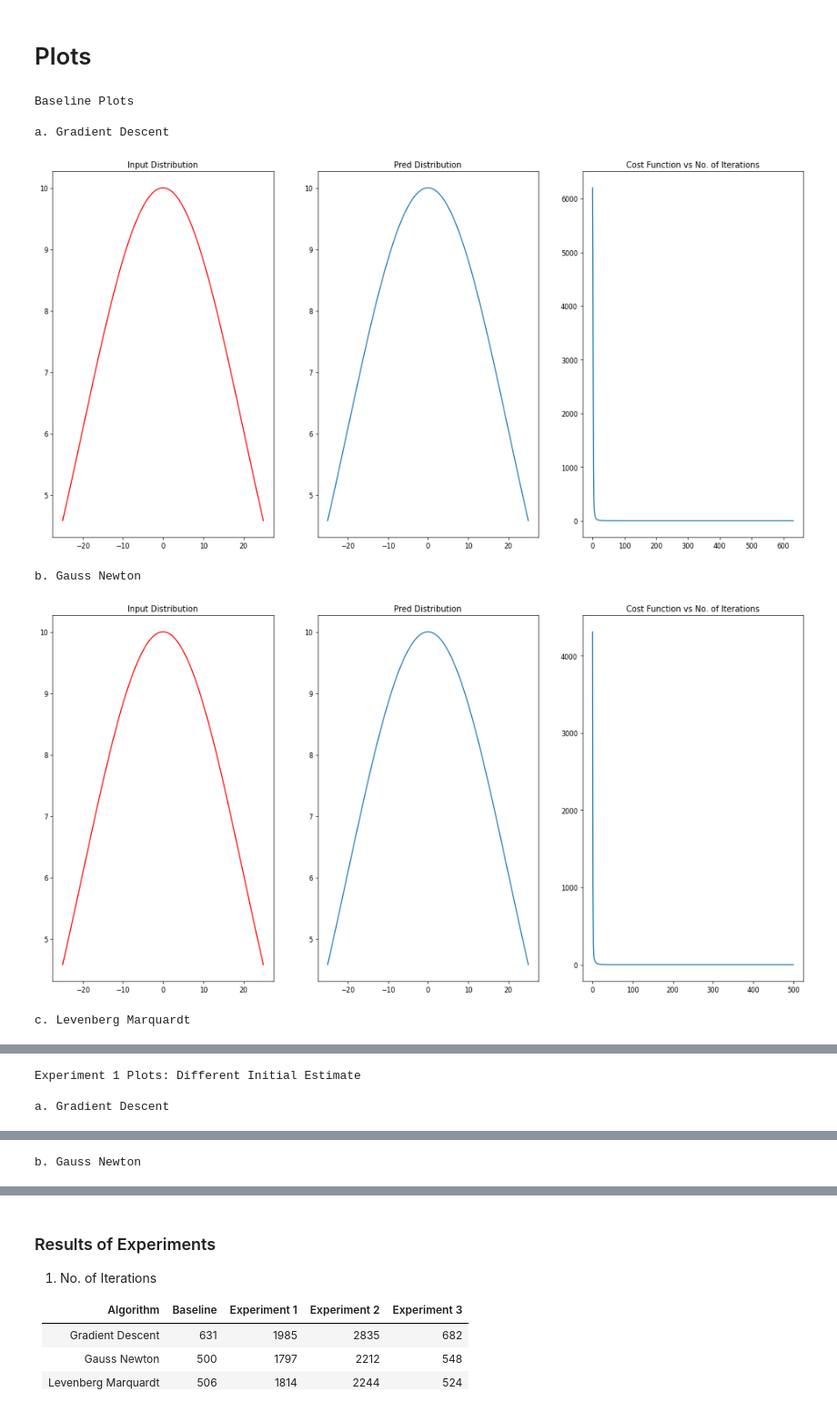
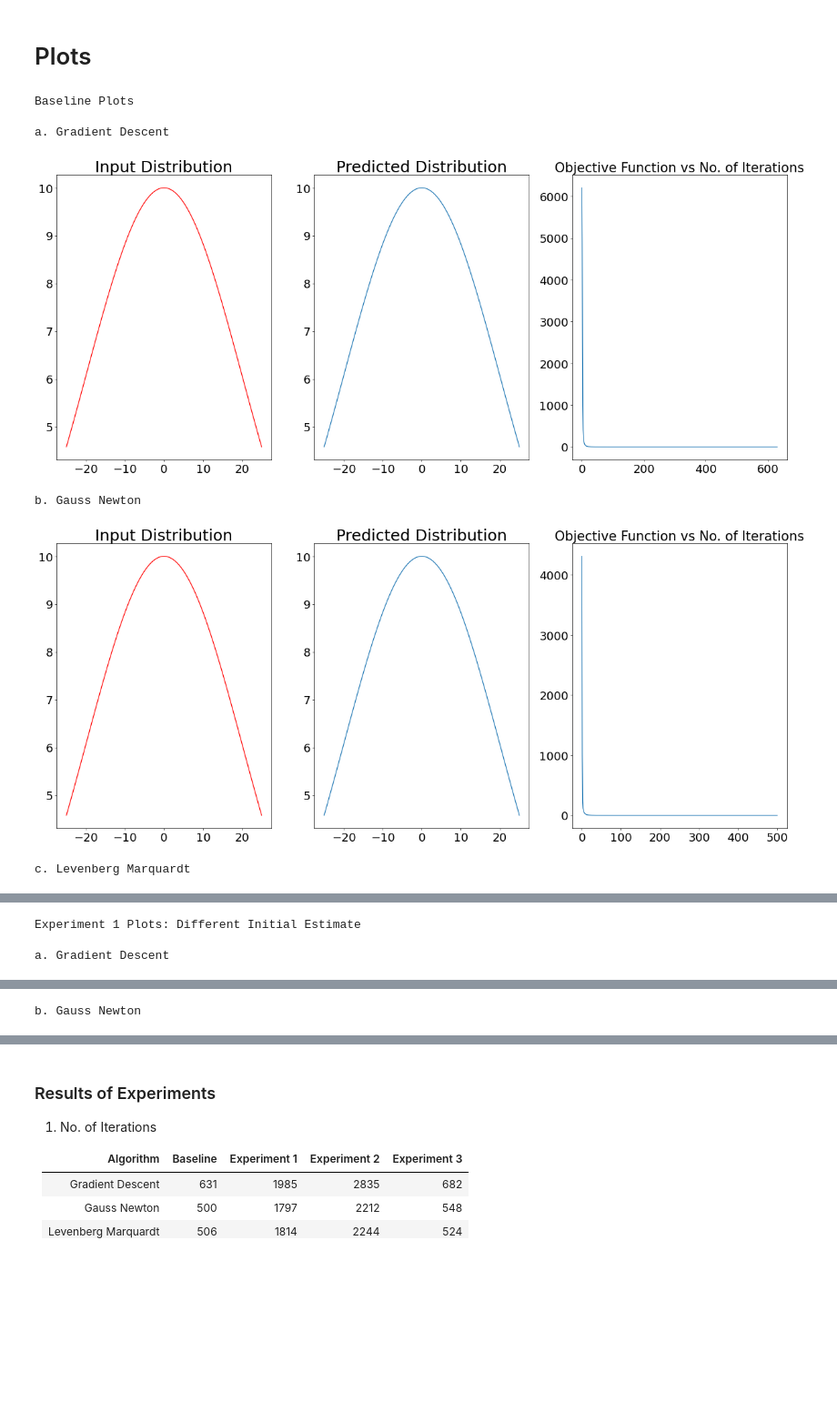
Before and after one commit to AnoushkaVyas/Least-Squares-Estimation, a Jupyter notebook: least_squares_estimation.ipynb, the cells around one changed output, grey strips where cells are left out. Shown: that part at 91% size. Drawn from its saved outputs; the diff is of its cells as text; code cells hidden in the pictures; blank space fills up the shorter version.

```diff
--- a/least_squares_estimation.ipynb
+++ b/least_squares_estimation.ipynb
@@ -15,18 +15,26 @@ def get_deriv(x,a,m,s,y,pred):
     pred_deriv = np.array([gaussian(x,a,m,s)/a,((x-m)/(s*s))*gaussian(x,a,m,s),(np.square(x-m)/(s*s*s))*gaussian(x,a,m,s)])
     return pred_deriv
 # %%
-def show_results(X,Y,pred,cf):
+def show_results(X,Y,pred,cf,save=None):
     l = np.arange(0,len(cf),1)
-    fig = plt.figure(figsize = [20,10], dpi = 60)
+    fig = plt.figure(figsize = [25,10], dpi = 60)
     ax = fig.add_subplot(131)
+    ax.tick_params(axis='x', labelsize=22)
+    ax.tick_params(axis='y', labelsize=22)
     ax.plot(X,Y,'r')
-    ax.set_title('Input Distribution')
+    ax.set_title('Input Distribution', fontsize = 30)
     ax1 = fig.add_subplot(132)
+    ax1.tick_params(axis='x', labelsize=22)
+    ax1.tick_params(axis='y', labelsize=22)
     ax1.plot(X,pred)
-    ax1.set_title('Pred Distribution')
+    ax1.set_title('Predicted Distribution', fontsize = 30)
     ax2 = fig.add_subplot(133)
+    ax2.tick_params(axis='x', labelsize=22)
+    ax2.tick_params(axis='y', labelsize=22)
     ax2.plot(l,cf)
-    ax2.set_title('Cost Function vs No. of Iterations')
+    ax2.set_title('Objective Function vs No. of Iterations', fontsize = 25)
+    if save:
+        plt.savefig(str(save) + '.png')
     plt.show()
 # %%
 x = np.linspace(-25,25,100)
@@ -74,6 +82,7 @@ param_gd2, cf_gd2 = gradient_descent(lr,k,5000,nx,ny,threshold)
 print(param_gd2)
 
 print("\nExperiment 3 Plots: Added Noise")
+noise = np.random.normal(0.1,0.1,len(x))
 noise_y = y + 1*noise
 param_gd3, cf_gd3 = gradient_descent(lr,k,5000,x,noise_y,threshold)
 print(param_gd3)
@@ -218,54 +227,54 @@ Converged at 532th iteration
 print("\nBaseline Plots\n")
 print("a. Gradient Descent")
 pred_gd = gaussian(x,param_gd[0],param_gd[1],param_gd[2])
-show_results(x,y,pred_gd,cf_gd)
+show_results(x,y,pred_gd,cf_gd,9)
 print("b. Gauss Newton")
 pred_gn = gaussian(x,param_gn[0],param_gn[1],param_gn[2])
-show_results(x,y,pred_gn,cf_gn)
+show_results(x,y,pred_gn,cf_gn,5)
 print("c. Levenberg Marquardt")
 pred_lm = gaussian(x,param_lm[0],param_lm[1],param_lm[2])
-show_results(x,y,pred_lm,cf_lm)
+show_results(x,y,pred_lm,cf_lm,1)
 
 print("\nExperiment 1 Plots: Different Initial Estimate\n")
 
 print("a. Gradient Descent")
 pred_gd1 = gaussian(x,param_gd1[0],param_gd1[1],param_gd1[2])
-show_results(x,y,pred_gd1,cf_gd1)
+show_results(x,y,pred_gd1,cf_gd1,10)
 print("b. Gauss Newton")
 pred_gn1 = gaussian(x,param_gn1[0],param_gn1[1],param_gn1[2])
-show_results(x,y,pred_gn1,cf_gn1)
+show_results(x,y,pred_gn1,cf_gn1,6)
 print("c. Levenberg Marquardt")
 pred_lm1 = gaussian(x,param_lm1[0],param_lm1[1],param_lm1[2])
-show_results(x,y,pred_lm1,cf_lm1)
+show_results(x,y,pred_lm1,cf_lm1,2)
 
 print("\nExperiment 2 Plots: Different Number of Observations\n")
 print("a. Gradient Descent")
 pred_gd2 = gaussian(nx,param_gd2[0],param_gd2[1],param_gd2[2])
-show_results(nx,ny,pred_gd2,cf_gd2)
+show_results(nx,ny,pred_gd2,cf_gd2,11)
 print("b. Gauss Newton")
 pred_gn2 = gaussian(nx,param_gn2[0],param_gn2[1],param_gn2[2])
-show_results(nx,ny,pred_gn2,cf_gn2)
+show_results(nx,ny,pred_gn2,cf_gn2,7)
 print("c. Levenberg Marquardt")
 pred_lm2 = gaussian(nx,param_lm2[0],param_lm2[1],param_lm2[2])
-show_results(nx,ny,pred_lm2,cf_lm2)
+show_results(nx,ny,pred_lm2,cf_lm2,3)
 
 print("\nExperiment 3 Plots: Added Noise\n")
 
 print("a. Gradient Descent")
 pred_gd3 = gaussian(x,param_gd3[0],param_gd3[1],param_gd3[2])
-show_results(x,noise_y,pred_gd3,cf_gd3)
+show_results(x,noise_y,pred_gd3,cf_gd3,12)
 print("b. Gauss Newton")
 pred_gn3 = gaussian(x,param_gn3[0],param_gn3[1],param_gn3[2])
-show_results(x,noise_y,pred_gn3,cf_gn3)
+show_results(x,noise_y,pred_gn3,cf_gn3,8)
 print("c. Levenberg Marquardt")
 pred_lm3 = gaussian(x,param_lm3[0],param_lm3[1],param_lm3[2])
-show_results(x,noise_y,pred_lm3,cf_lm3)
+show_results(x,noise_y,pred_lm3,cf_lm3,4)
 ##############################################################################
 # %% [output]
 Baseline Plots
 
 a. Gradient Descent
-[figure, old version]
+[figure, new version]
 b. Gauss Newton
-[figure, old version]
+[figure, new version]
 c. Levenberg Marquardt
```
Also changed, not shown: parts of 4 cells of this notebook.
